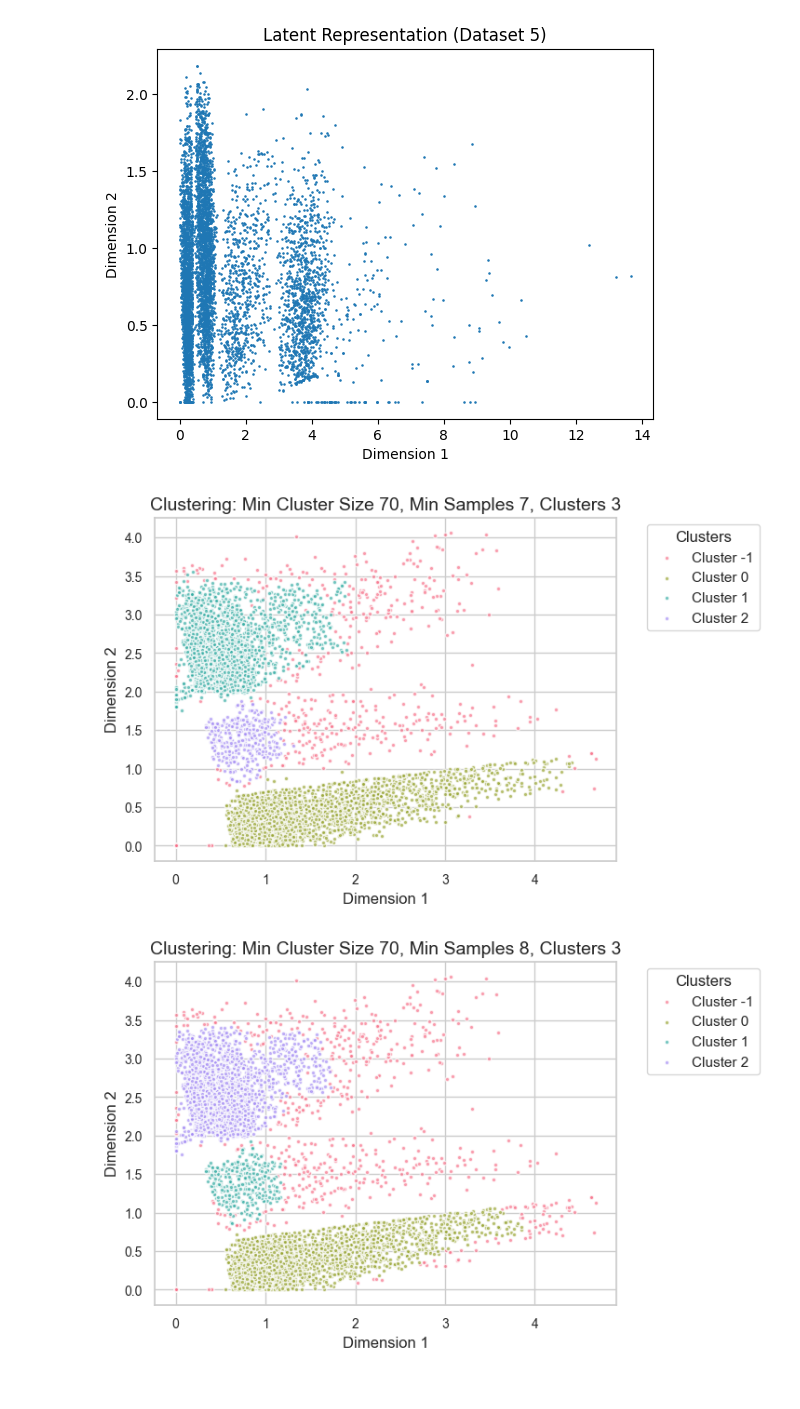
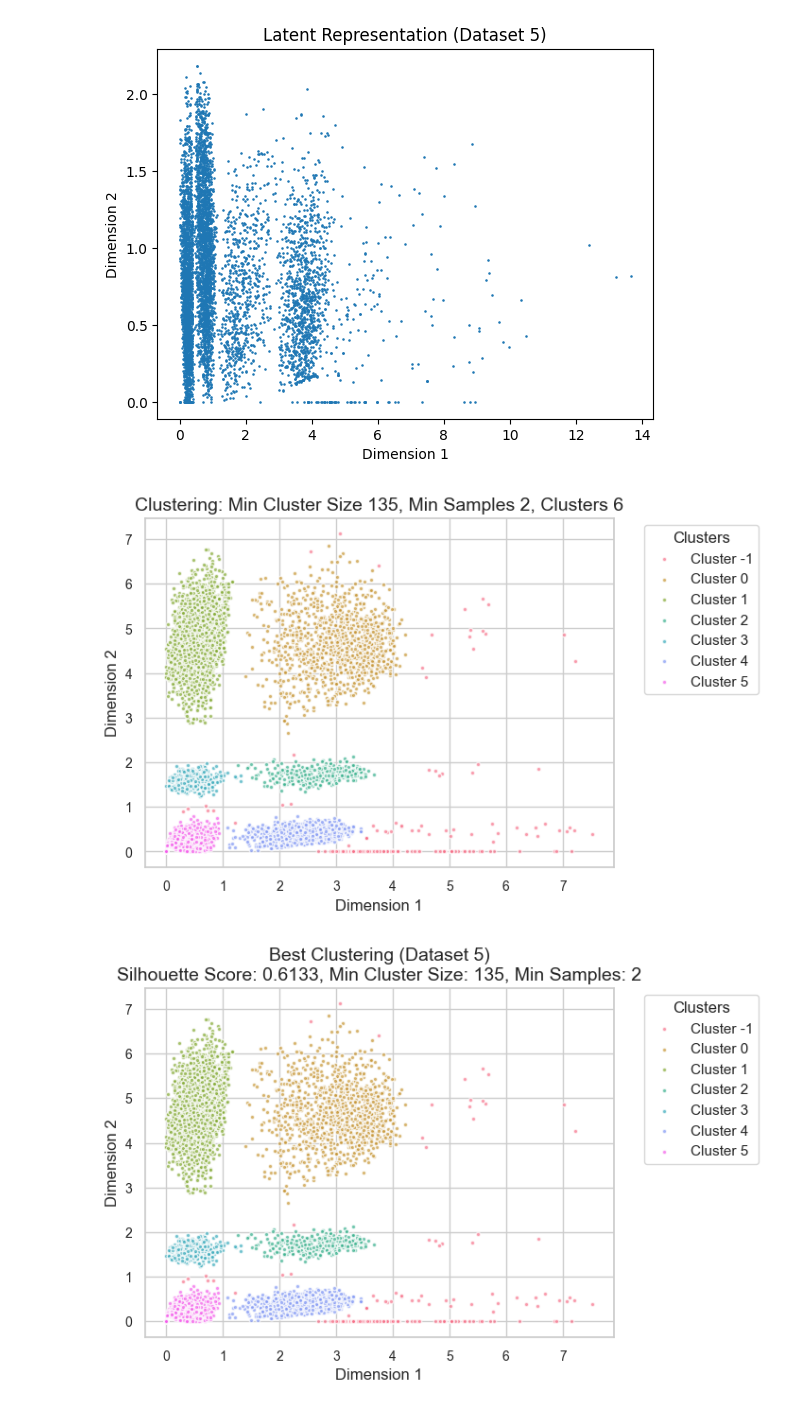
Before and after one commit to leothesouthafrican/PLR, a Jupyter notebook: Leo/main/final/grid_autoencoder/AMI.ipynb, the cells around one changed output. Saved outputs shown, nothing was run; the diff lists cells and outputs as text; code cells hidden in the pictures.

Commit message:
update final clusters

```diff
--- a/Leo/main/final/grid_autoencoder/AMI.ipynb
+++ b/Leo/main/final/grid_autoencoder/AMI.ipynb
@@ -99,36 +99,36 @@ def plot_clusters(embedding, labels, title, save_path=None):
 
     # Create scatter plot
     for i, label in enumerate(unique_labels):
         plt.scatter(embedding[labels == label, 0], embedding[labels == label, 1],
                     color=palette[i], label=f'Cluster {label}',
                     edgecolor='w', s=10, alpha=0.7)
 
     # Add legend and title
     plt.legend(title='Clusters', bbox_to_anchor=(1.05, 1), loc='upper left')
     plt.title(title, fontsize=14)
 
     # Fine-tune plot appearance
     plt.xlabel('Dimension 1', fontsize=12)
     plt.ylabel('Dimension 2', fontsize=12)
     plt.xticks(fontsize=10)
     plt.yticks(fontsize=10)
 
     plt.savefig(save_path, bbox_inches='tight')
     plt.show()
 
-embedding_file = "/Users/leo/Programming/PLR/Leo/main/final/grid_autoencoder/final_embedding/cl1/embedding_seed_42.npy"
-min_cluster_range = range(70, 75)
-min_samples_range = range(2, 10)
+embedding_file = "/Users/leo/Programming/PLR/Leo/main/final/grid_autoencoder/final_embedding/cl2/embedding_seed_44.npy"
+min_cluster_range = range(135, 136)
+min_samples_range = range(2, 3)
 
 embedding = load_embedding(embedding_file)
 
-cluster_count_range = range(3, 4)  # Specify your desired range of cluster counts here
+cluster_count_range = range(6, 7)  # Specify your desired range of cluster counts here
 best_score, best_params, best_labels = find_best_clustering(embedding, min_cluster_range, min_samples_range, cluster_count_range)
 
 plot_title = f"Best Clustering (Dataset {opt_params['dataset']})\nSilhouette Score: {best_score:.4f}, Min Cluster Size: {best_params[0]}, Min Samples: {best_params[1]}"
 embedding_dir = os.path.dirname(embedding_file)
 plot_save_path = os.path.join(embedding_dir, "best_clustering_plot.png")
 plot_clusters(embedding, best_labels, plot_title, plot_save_path)
 # %% [output]
-[figure, old version]
+[figure, new version]
-[figure, old version]
+[figure, new version]
```
Also changed, not shown: parts of 6 cells of this notebook, 12 other files.
